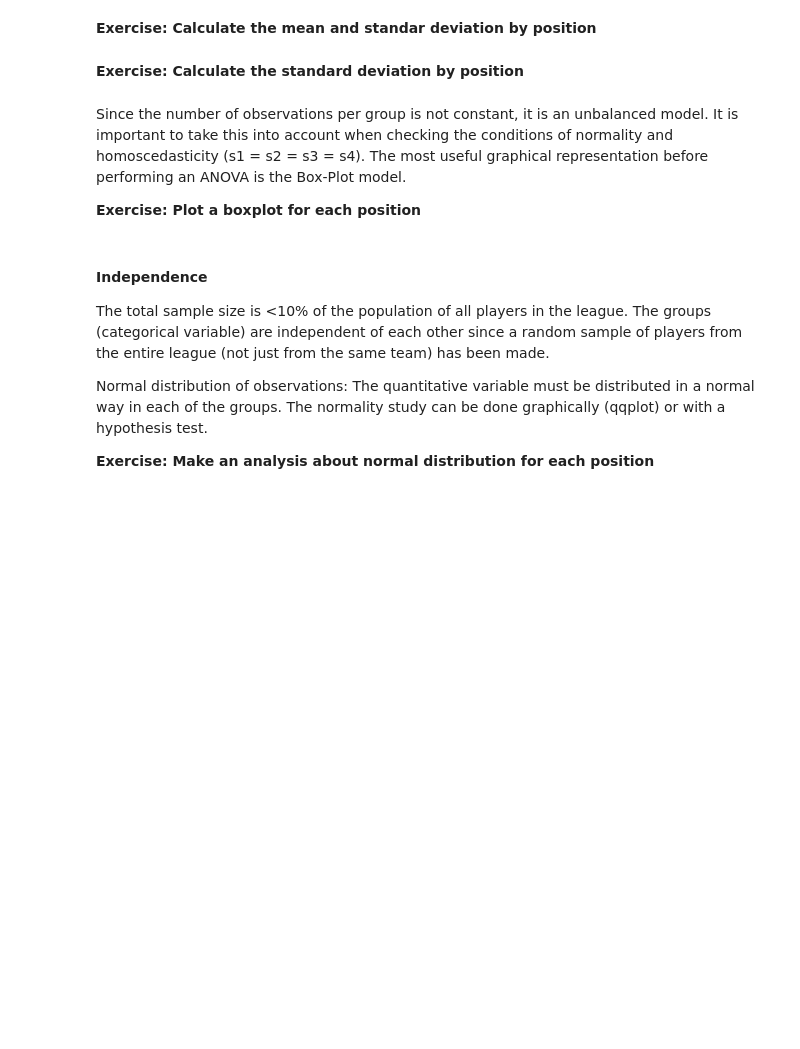
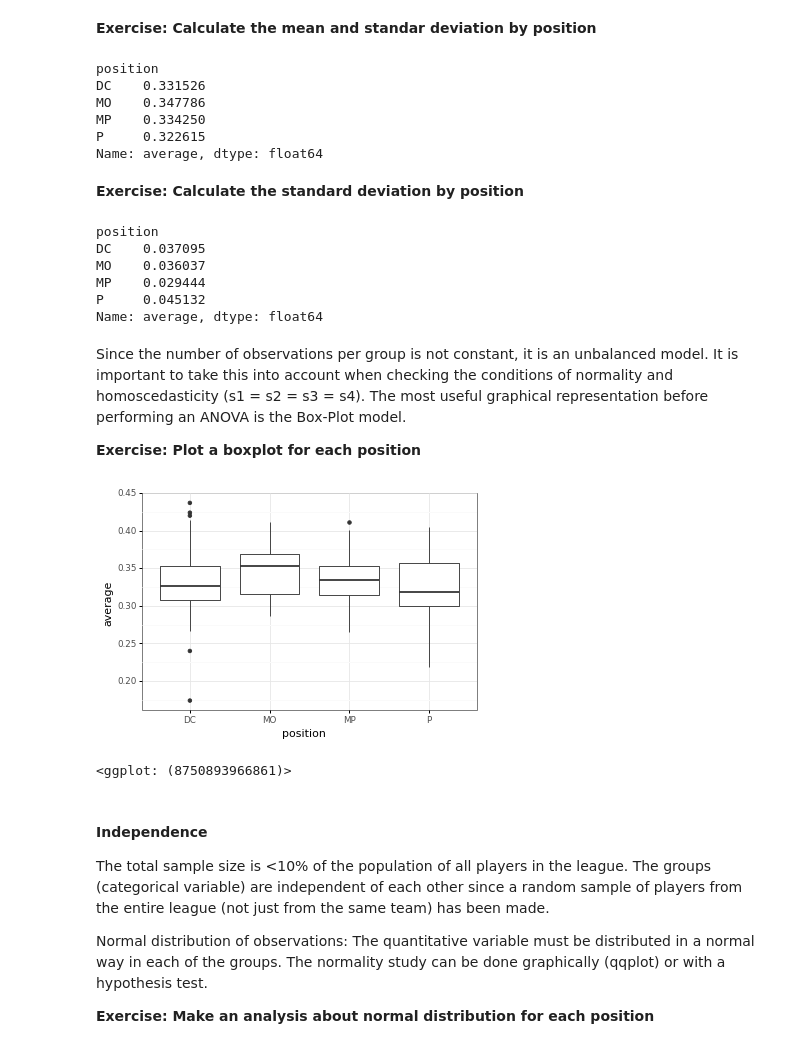
Before and after one commit to andreaj-it/hypothesis-testing-exercises-project-with-python, a Jupyter notebook: notebook/problems.ipynb, the cells around one changed output. Drawn from its saved outputs; the diff is of its cells as text; code cells hidden in the pictures; blank space fills up the shorter version.

```diff
--- a/notebook/problems.ipynb
+++ b/notebook/problems.ipynb
@@ -51,12 +53,26 @@ pd.crosstab(my_data[<<<FIXME>>>],columns=["DC", "MO", "MP", "P"])
 # %% [markdown]
 **Exercise: Calculate the mean and standar deviation by position**
 # %%
-my_data.groupby('<<<FIXME>>>')['average'].agg('<<<FIXME>>>')
+my_data.groupby('position')['average'].agg('mean')
+# %% [output]
+position
+DC    0.331526
+MO    0.347786
+MP    0.334250
+P     0.322615
+Name: average, dtype: float64
 # %% [markdown]
 **Exercise: Calculate the standard deviation by position**
 # %%
 
-my_data.groupby('<<<FIXME>>>')['average'].agg('<<<FIXME>>>')
+my_data.groupby('position')['average'].agg('std')
+# %% [output]
+position
+DC    0.037095
+MO    0.036037
+MP    0.029444
+P     0.045132
+Name: average, dtype: float64
 # %% [markdown]
 Since the number of observations per group is not constant, it is an unbalanced model. It is important to take this into account when checking the conditions of normality and homoscedasticity (s1 = s2 = s3 = s4). The most useful graphical representation before performing an ANOVA is the Box-Plot model.
 
@@ -64,14 +80,17 @@ Since the number of observations per group is not constant, it is an unbalanced
 # %%
 # Boxplots
 # This is another way and popular package used in R (ggplot)
 from plotnine import *
-
 (
     ggplot(my_data)  # What data to use
-    + aes(x="<<<FIXME>>>", y="average")  # What variable to use
+    + aes(x="position", y="average")  # What variable to use
     + geom_boxplot()  # Geometric object to use for drawing
     + theme_bw()
 )
+#line_plot = ggplot(my_data, mapping=aes(x="position", y="average"))
+# %% [output]
+[figure, added]
+<ggplot: (8750893966861)>
 # %% [markdown]
 #### Independence
 
```
Also changed, not shown: parts of 1 cell of this notebook.
